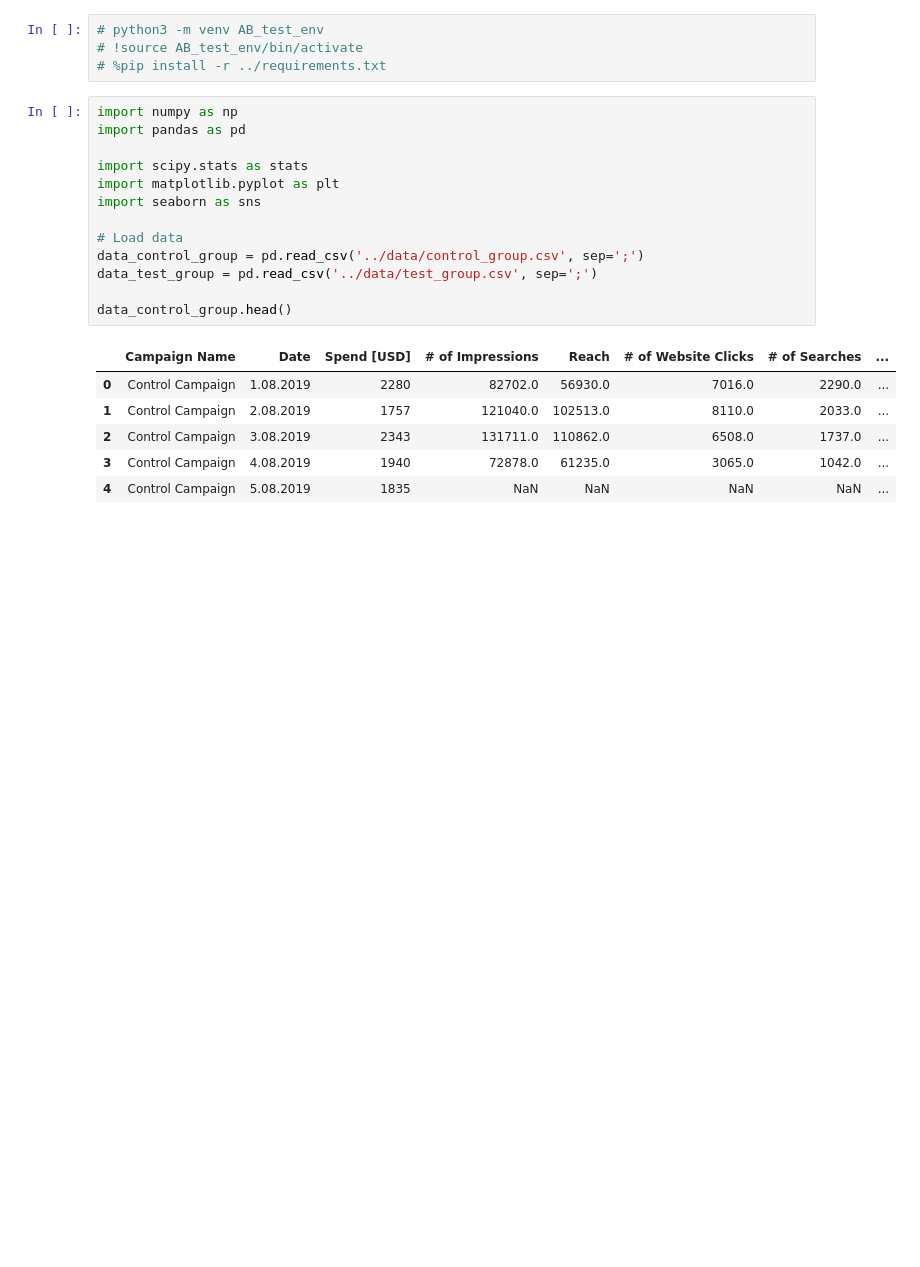
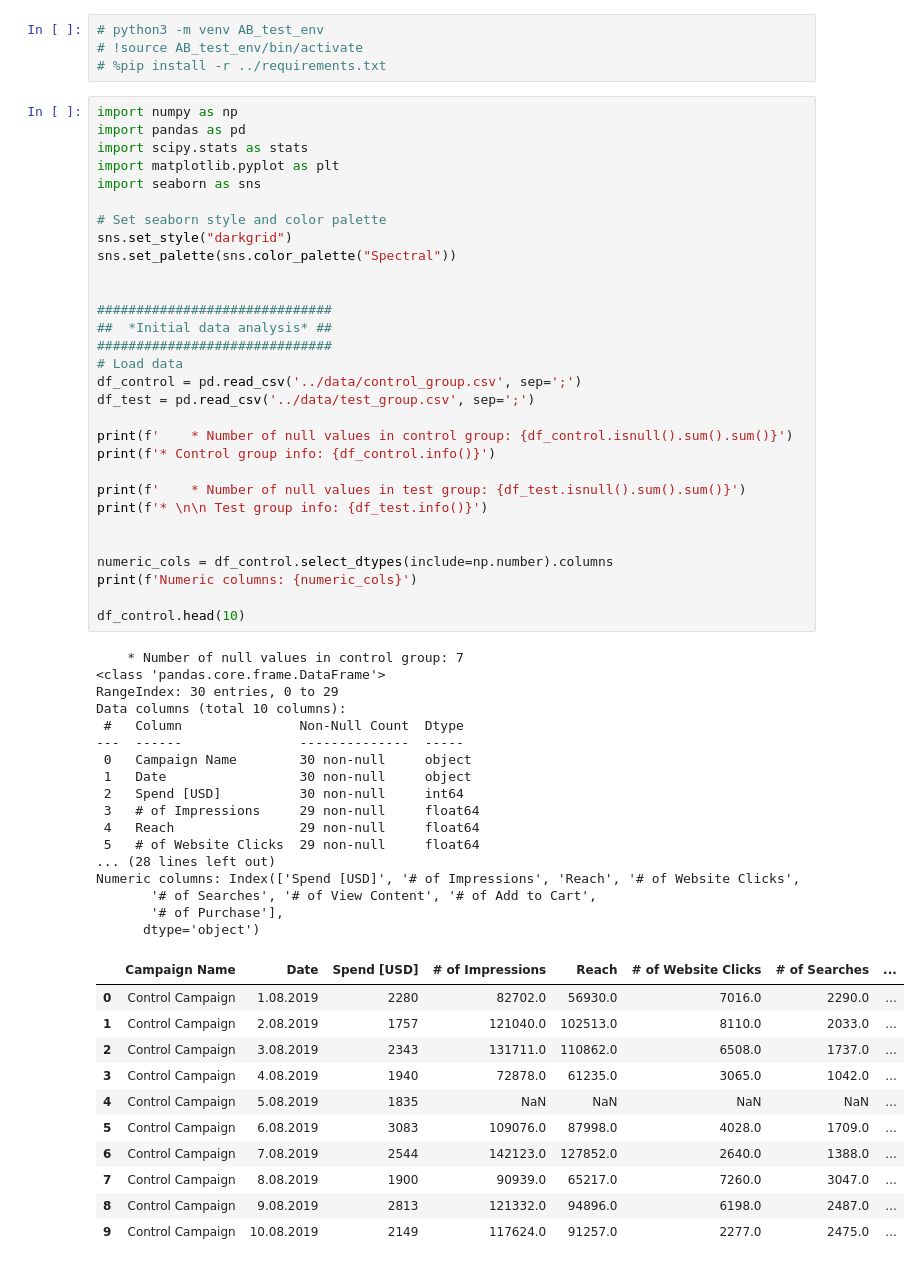
Before and after one commit to thebekhruz/AB_testing, a Jupyter notebook: notebooks/eda.ipynb, the cells around one changed output. Drawn from its saved outputs; the diff is of its cells as text; blank space fills up the shorter version.

```diff
--- a/notebooks/eda.ipynb
+++ b/notebooks/eda.ipynb
@@ -5,20 +5,59 @@
 # %%
 import numpy as np
 import pandas as pd
-
 import scipy.stats as stats
 import matplotlib.pyplot as plt
 import seaborn as sns
 
+# Set seaborn style and color palette
+sns.set_style("darkgrid")
+sns.set_palette(sns.color_palette("Spectral"))
+
+
+##############################
+##  *Initial data analysis* ##
+##############################
 # Load data
-data_control_group = pd.read_csv('../data/control_group.csv', sep=';')
-data_test_group = pd.read_csv('../data/test_group.csv', sep=';')
+df_control = pd.read_csv('../data/control_group.csv', sep=';')
+df_test = pd.read_csv('../data/test_group.csv', sep=';')
 
-data_control_group.head()
+print(f'    * Number of null values in control group: {df_control.isnull().sum().sum()}')
+print(f'* Control group info: {df_control.info()}')
+
+print(f'    * Number of null values in test group: {df_test.isnull().sum().sum()}')
+print(f'* \n\n Test group info: {df_test.info()}')
+
+
+numeric_cols = df_control.select_dtypes(include=np.number).columns
+print(f'Numeric columns: {numeric_cols}')
+
+df_control.head(10)
 # %% [output]
+    * Number of null values in control group: 7
+<class 'pandas.core.frame.DataFrame'>
+RangeIndex: 30 entries, 0 to 29
+Data columns (total 10 columns):
+ #   Column               Non-Null Count  Dtype
+---  ------               --------------  -----
+ 0   Campaign Name        30 non-null     object
+ 1   Date                 30 non-null     object
+ 2   Spend [USD]          30 non-null     int64
+ 3   # of Impressions     29 non-null     float64
+ 4   Reach                29 non-null     float64
+ 5   # of Website Clicks  29 non-null     float64
+... (28 lines left out)
+Numeric columns: Index(['Spend [USD]', '# of Impressions', 'Reach', '# of Website Clicks',
+       '# of Searches', '# of View Content', '# of Add to Cart',
+       '# of Purchase'],
+      dtype='object')
 |  | Campaign Name | Date | Spend [USD] | # of Impressions | Reach | # of Website Clicks | # of Searches | ... |
 | 0 | Control Campaign | 1.08.2019 | 2280 | 82702.0 | 56930.0 | 7016.0 | 2290.0 | ... |
 | 1 | Control Campaign | 2.08.2019 | 1757 | 121040.0 | 102513.0 | 8110.0 | 2033.0 | ... |
 | 2 | Control Campaign | 3.08.2019 | 2343 | 131711.0 | 110862.0 | 6508.0 | 1737.0 | ... |
 | 3 | Control Campaign | 4.08.2019 | 1940 | 72878.0 | 61235.0 | 3065.0 | 1042.0 | ... |
 | 4 | Control Campaign | 5.08.2019 | 1835 | NaN | NaN | NaN | NaN | ... |
+| 5 | Control Campaign | 6.08.2019 | 3083 | 109076.0 | 87998.0 | 4028.0 | 1709.0 | ... |
+| 6 | Control Campaign | 7.08.2019 | 2544 | 142123.0 | 127852.0 | 2640.0 | 1388.0 | ... |
+| 7 | Control Campaign | 8.08.2019 | 1900 | 90939.0 | 65217.0 | 7260.0 | 3047.0 | ... |
+| 8 | Control Campaign | 9.08.2019 | 2813 | 121332.0 | 94896.0 | 6198.0 | 2487.0 | ... |
+| 9 | Control Campaign | 10.08.2019 | 2149 | 117624.0 | 91257.0 | 2277.0 | 2475.0 | ... |
```
Also changed, not shown: parts of 14 cells of this notebook, 3 other files.
